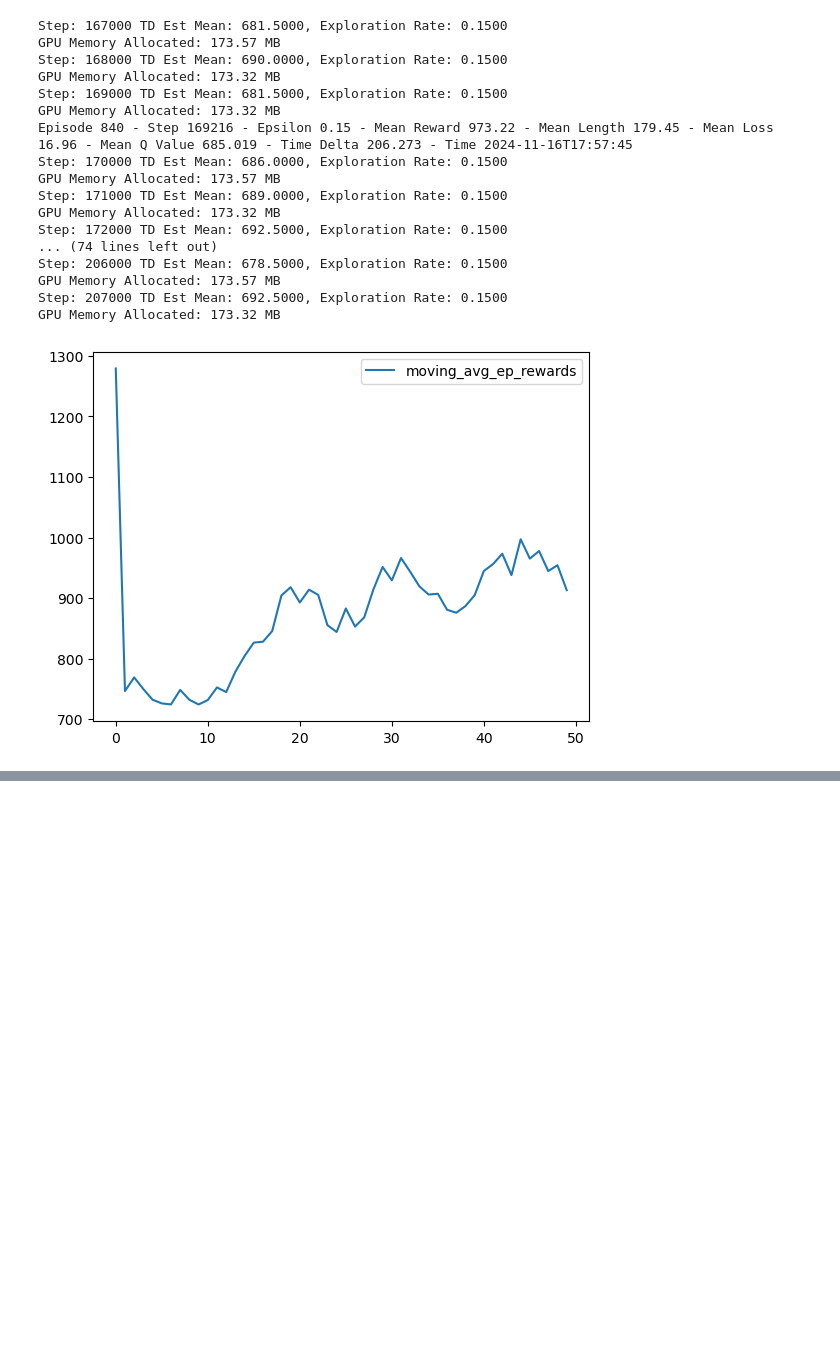
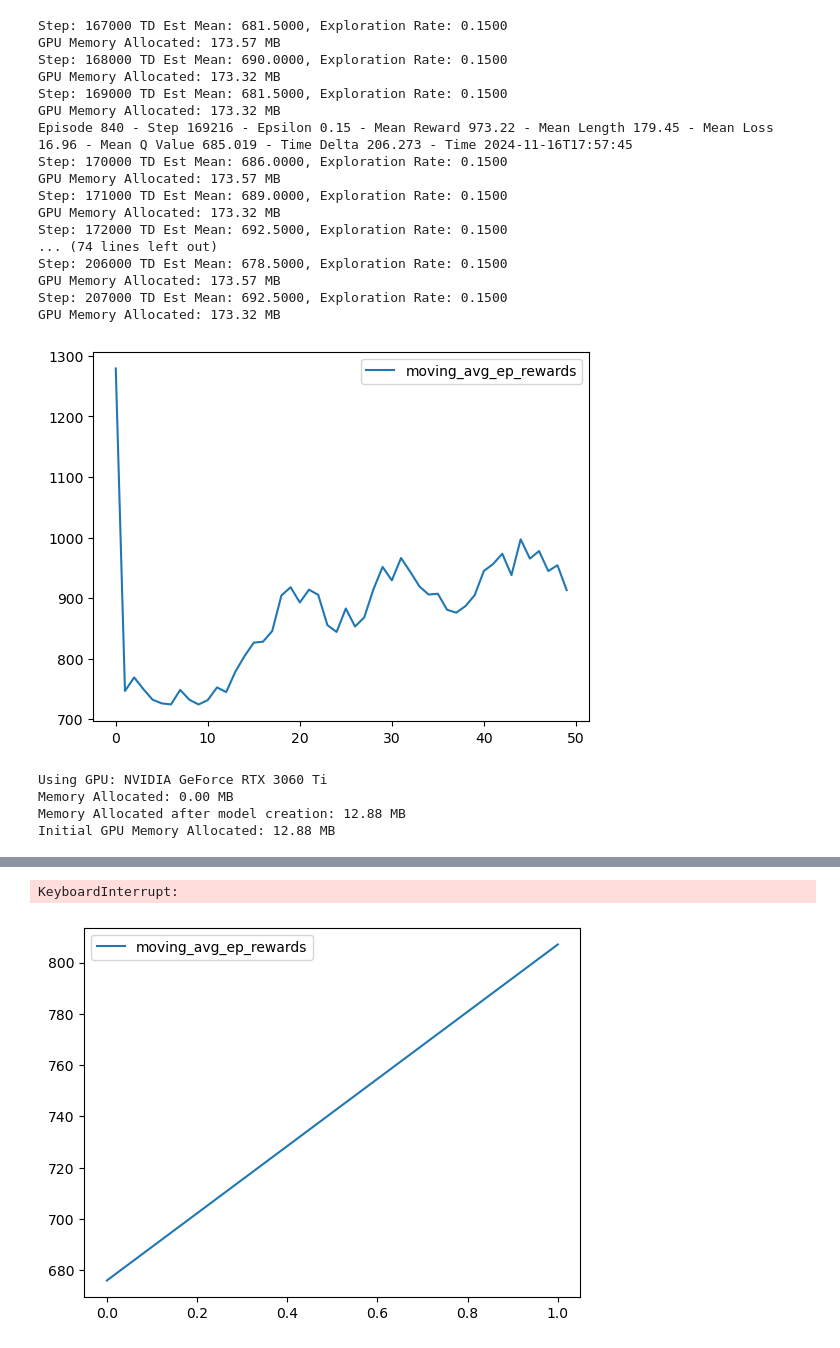
Before and after one commit to Ethan4thewin/mario-rlagent, a Jupyter notebook: test.ipynb, the cells around one changed output, grey strips where cells are left out. Drawn from its saved outputs; the diff is of its cells as text; code cells hidden in the pictures; blank space fills up the shorter version.

```diff
--- a/test.ipynb
+++ b/test.ipynb
@@ -793,7 +793,8 @@ if __name__ == "__main__":
     )
 
     # Save the newly trained model
-    save_path = Path('continued_training_mario.chkpt')
+    current_datetime = datetime.now().strftime('%Y%m%d_%H%M%S')
+    save_path = Path(f'models/trained_mario_{current_datetime}.chkpt')
     torch.save(
         dict(
             model=mario.net.state_dict(),
@@ -820,3 +821,56 @@ GPU Memory Allocated: 173.57 MB
 Step: 207000 TD Est Mean: 692.5000, Exploration Rate: 0.1500
 GPU Memory Allocated: 173.32 MB
 [figure]
+# %%
+if __name__ == "__main__":
+    # Setup directories
+    save_dir = Path("checkpoints") / datetime.datetime.now().strftime("%Y-%m-%dT%H-%M-%S")
+    save_dir.mkdir(parents=True)
+
+    # Initialize environment
+    env = gym_super_mario_bros.make("SuperMarioBros-1-1-v0", apply_api_compatibility=True)
+    env = JoypadSpace(env, MOVEMENT_OPTIONS)
+    env = SkipFrame(env, skip=4)
+    env = GrayScaleObservation(env)
+    env = ResizeObservation(env, shape=84)
+    env = FrameStack(env, num_stack=4)
+
+    # Example parameters to modify
+    new_params = {
+        'learning_rate': 0.00025,
+        'exploration_rate': 0.5,
+        'exploration_rate_decay': 0.99999,
+        'batch_size': 512
+    }
+
+    # Load and modify agent
+    mario = load_mario_agent(
+        checkpoint_path='trained_mario.chkpt',
+        state_dim=(4, 84, 84),
+        action_dim=env.action_space.n,
+        save_dir=save_dir,
+        new_params=new_params
+    )
+
+    # Continue training
+    mario, logger = continue_training(
+        mario=mario,
+        env=env,
+        episodes=1000
+    )
+
+    # Save the newly trained model
+    current_datetime = datetime.now().strftime('%Y%m%d_%H%M%S')
+    save_path = Path(f'models/cont_trained_mario_{current_datetime}.chkpt')
+    torch.save(
+        dict(
+            model=mario.net.state_dict(),
+            exploration_rate=mario.exploration_rate
+        ),
+        save_path
+    )
+# %% [output]
+Using GPU: NVIDIA GeForce RTX 3060 Ti
+Memory Allocated: 0.00 MB
+Memory Allocated after model creation: 12.88 MB
+Initial GPU Memory Allocated: 12.88 MB
@@ -822,0 +881,2 @@ GPU Memory Allocated: 173.32 MB
+KeyboardInterrupt:
+[figure, added]
```
Also changed, not shown: parts of 1 cell of this notebook, 24 other files.
